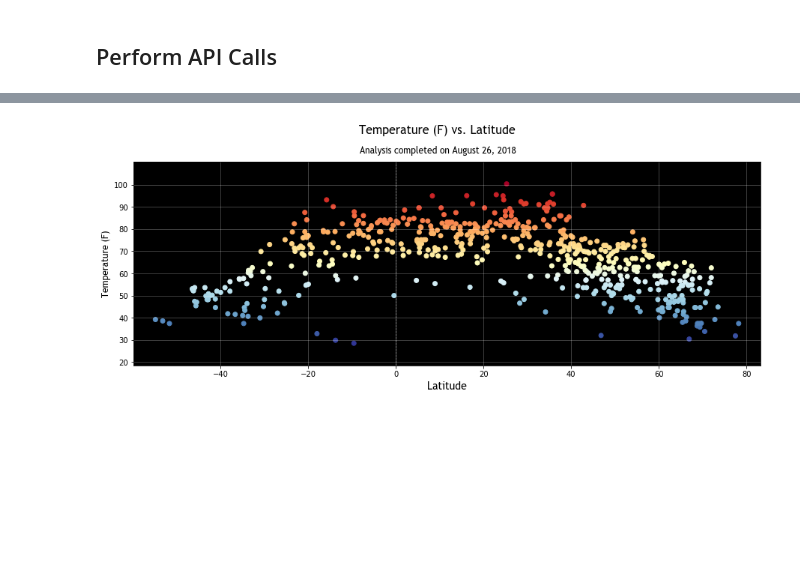
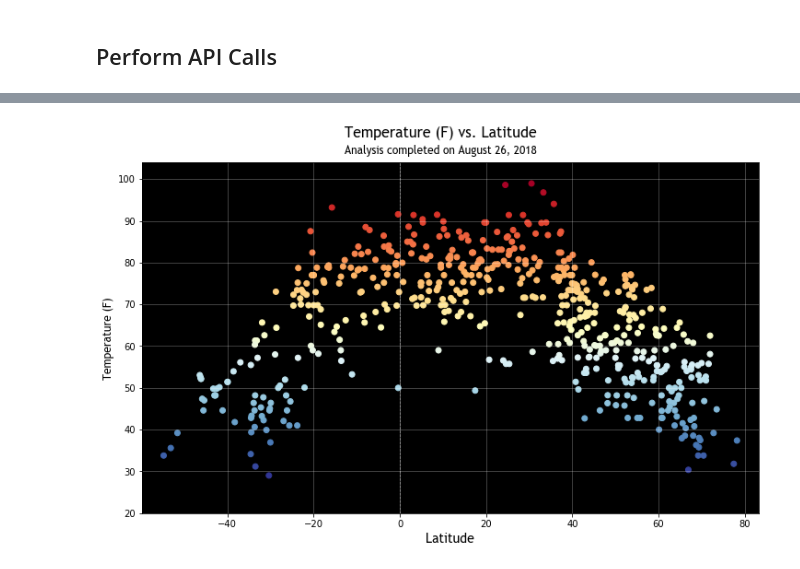
Before and after one commit to vlarie/UTDAVbcAPIs, a Jupyter notebook: WeatherPy.ipynb, the cells around one changed output, grey strips where cells are left out. Drawn from its saved outputs; the diff is of its cells as text; code cells hidden in the pictures; blank space fills up the shorter version.

Commit message:
Updated plot formatting to fix title cutoff in .pngs

```diff
--- a/WeatherPy.ipynb
+++ b/WeatherPy.ipynb
@@ -185,32 +185,31 @@ weatherDFclean.to_csv(outfile, index=False, header=True)
 plt.rcParams["axes.facecolor"]="black"
 # %%
 # Temperature (F) vs. Latitude
-plt.figure(figsize=(15,5))
-plt.tight_layout
+plt.figure(figsize=(12,7))
 
 # Establish x and y
 x = weatherDFclean["Latitude"]
 y = weatherDFclean["Temperature (F)"]
 
 plt.scatter(x, y, marker="o", c=y, cmap="RdYlBu_r")
 
 # Labels/Formatting
-plt.suptitle("Temperature (F) vs. Latitude", fontsize=16, fontname="Trebuchet MS").set_position([.5, 1.02])
-plt.title((f"Analysis completed on {date}"), fontsize=12, fontname="Trebuchet MS").set_position([.485, 1.02])
+plt.suptitle("Temperature (F) vs. Latitude", fontsize=16, fontname="Trebuchet MS").set_position([.5, .96])
+plt.title((f"Analysis completed on {date}"), fontsize=12, fontname="Trebuchet MS").set_position([.485, 1.01])
 plt.xlabel("Latitude", fontsize=14, fontname="Trebuchet MS")
 plt.ylabel("Temperature (F)", fontsize=12, fontname="Trebuchet MS")
 plt.rcParams["axes.facecolor"]="black"
 plt.grid(color='white', which='both', linestyle='-', linewidth=.5, fillstyle="bottom", alpha=0.5)
 plt.axvline(0, linestyle='--', linewidth=.75, color='white', fillstyle="bottom", alpha=0.5, zorder=0)
 
 # Set x and y limits
 plt.xlim(min(x)-5, max(x)+5)
-plt.ylim(min(y)-10, max(y)+10)
-plt.yticks(range(int(round((min(y)-10), -1)), round(max(y)+10), 10))
+plt.ylim(min(y)-5, max(y)+5)
+plt.yticks(range(int(round((min(y)-5), -1)), round(max(y)+5), 10))
 
 # Save figure
 plt.savefig("./Images/temp.png")
 # %% [output]
-[figure, old version]
+[figure, new version]
 # %%
 # Humidity (%) vs. Latitude
```
Also changed, not shown: parts of 8 cells of this notebook, 5 other files.
